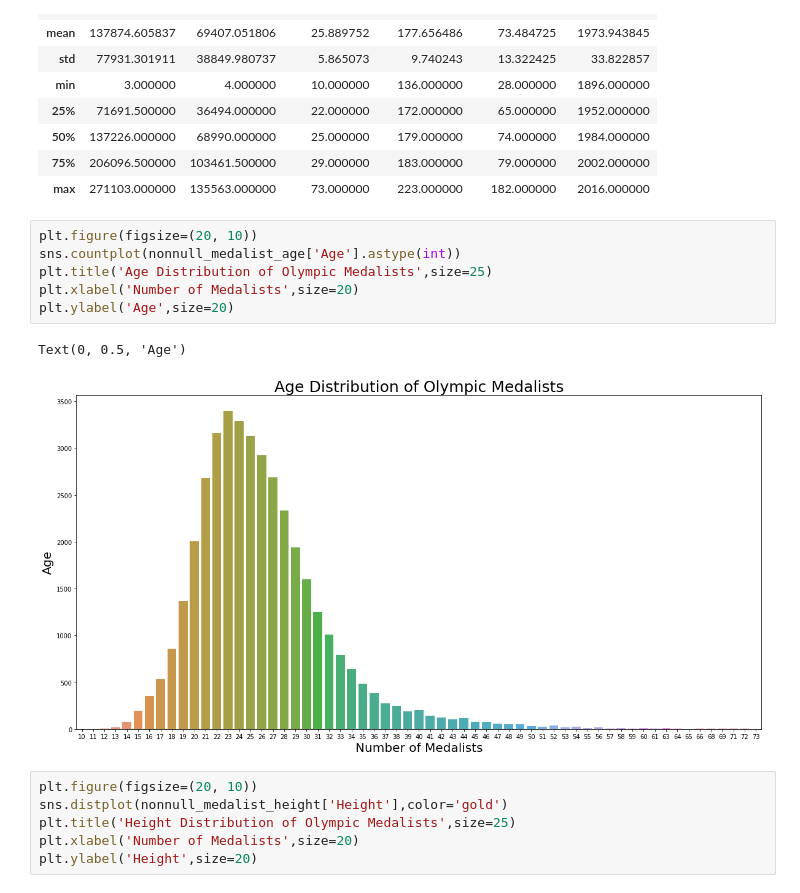
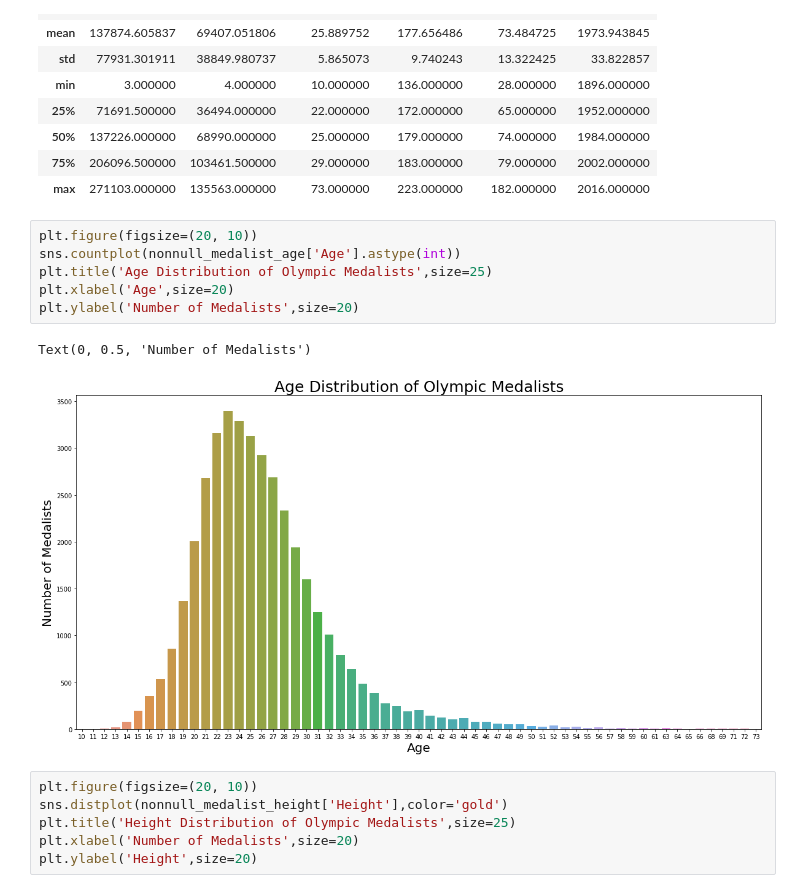
Before and after one commit to huntersapienza/Modern-Olympic-Games-Data-Analysis, a Jupyter notebook: Olympic Medalists.ipynb, the cells around one changed output. Saved outputs shown, nothing was run; the diff lists cells and outputs as text.

```diff
--- a/Olympic Medalists.ipynb
+++ b/Olympic Medalists.ipynb
@@ -89,12 +89,12 @@ medalist_data.describe()
 # %%
 plt.figure(figsize=(20, 10))
 sns.countplot(nonnull_medalist_age['Age'].astype(int))
 plt.title('Age Distribution of Olympic Medalists',size=25)
-plt.xlabel('Number of Medalists',size=20)
-plt.ylabel('Age',size=20)
+plt.xlabel('Age',size=20)
+plt.ylabel('Number of Medalists',size=20)
 # %% [output]
-Text(0, 0.5, 'Age')
+Text(0, 0.5, 'Number of Medalists')
-[figure, old version]
+[figure, new version]
 # %%
 plt.figure(figsize=(20, 10))
 sns.distplot(nonnull_medalist_height['Height'],color='gold')
```
Also changed, not shown: parts of 4 cells of this notebook, 1 other file.
